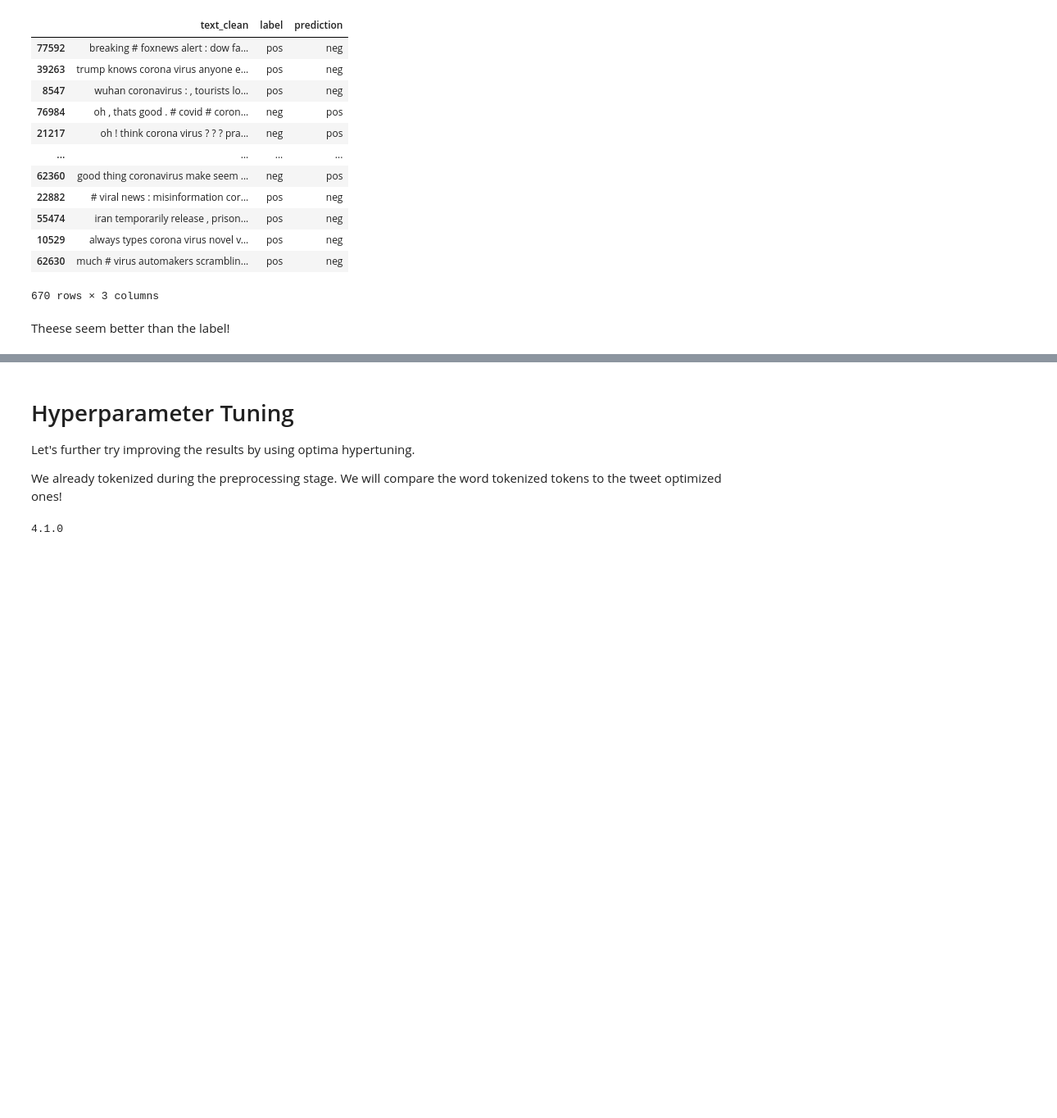
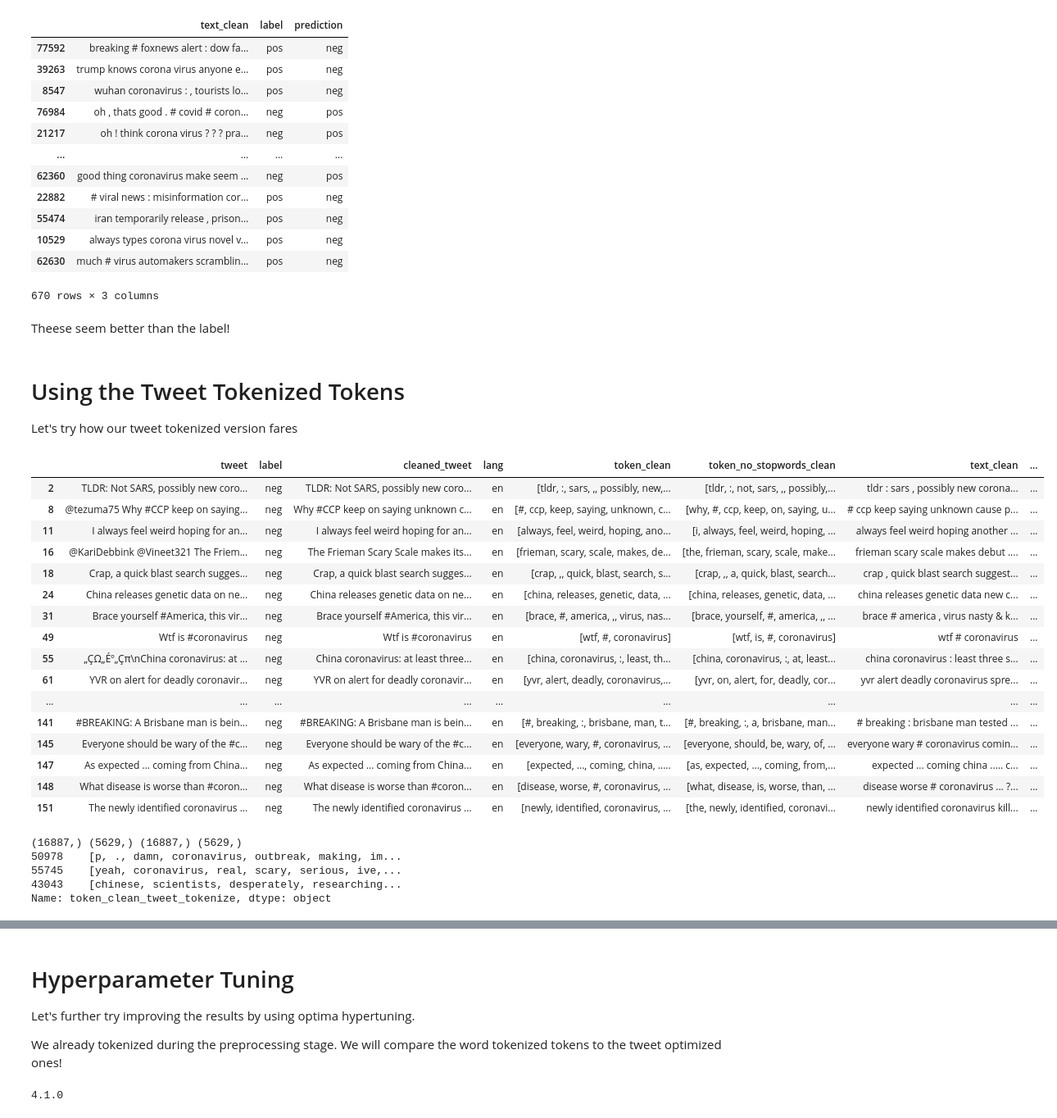
Before and after one commit to miam-bonbon/assignment-adv-nlp, a Jupyter notebook: adv_nlp_assignment_mh_03_baseline_model.ipynb, the cells around one changed output, grey strips where cells are left out. Shown: that part at 82% size. Drawn from its saved outputs; the diff is of its cells as text; code cells hidden in the pictures; blank space fills up the shorter version.

```diff
--- a/adv_nlp_assignment_mh_03_baseline_model.ipynb
+++ b/adv_nlp_assignment_mh_03_baseline_model.ipynb
@@ -218,3 +219,44 @@ data_train[data_train["label"] != data_train["prediction"]][["text_clean", "labe
 670 rows × 3 columns
 # %% [markdown]
 Theese seem better than the label!
+# %% [markdown]
+# Using the Tweet Tokenized Tokens
+
+Let's try how our tweet tokenized version fares
+# %%
+data.head(25)
+# %% [output]
+|  | tweet | label | cleaned_tweet | lang | token_clean | token_no_stopwords_clean | text_clean | ... |
+| 2 | TLDR: Not SARS, possibly new coro... | neg | TLDR: Not SARS, possibly new coro... | en | [tldr, :, sars, ,, possibly, new,... | [tldr, :, not, sars, ,, possibly,... | tldr : sars , possibly new corona... | ... |
+| 8 | @tezuma75 Why #CCP keep on saying... | neg | Why #CCP keep on saying unknown c... | en | [#, ccp, keep, saying, unknown, c... | [why, #, ccp, keep, on, saying, u... | # ccp keep saying unknown cause p... | ... |
+| 11 | I always feel weird hoping for an... | neg | I always feel weird hoping for an... | en | [always, feel, weird, hoping, ano... | [i, always, feel, weird, hoping, ... | always feel weird hoping another ... | ... |
+| 16 | @KariDebbink @Vineet321 The Friem... | neg | The Frieman Scary Scale makes its... | en | [frieman, scary, scale, makes, de... | [the, frieman, scary, scale, make... | frieman scary scale makes debut .... | ... |
+| 18 | Crap, a quick blast search sugges... | neg | Crap, a quick blast search sugges... | en | [crap, ,, quick, blast, search, s... | [crap, ,, a, quick, blast, search... | crap , quick blast search suggest... | ... |
+| 24 | China releases genetic data on ne... | neg | China releases genetic data on ne... | en | [china, releases, genetic, data, ... | [china, releases, genetic, data, ... | china releases genetic data new c... | ... |
+| 31 | Brace yourself #America, this vir... | neg | Brace yourself #America, this vir... | en | [brace, #, america, ,, virus, nas... | [brace, yourself, #, america, ,, ... | brace # america , virus nasty & k... | ... |
+| 49 | Wtf is #coronavirus | neg | Wtf is #coronavirus | en | [wtf, #, coronavirus] | [wtf, is, #, coronavirus] | wtf # coronavirus | ... |
+| 55 | „ÇΩ„Éº„Çπ\nChina coronavirus: at ... | neg | China coronavirus: at least three... | en | [china, coronavirus, :, least, th... | [china, coronavirus, :, at, least... | china coronavirus : least three s... | ... |
+| 61 | YVR on alert for deadly coronavir... | neg | YVR on alert for deadly coronavir... | en | [yvr, alert, deadly, coronavirus,... | [yvr, on, alert, for, deadly, cor... | yvr alert deadly coronavirus spre... | ... |
+| ... | ... | ... | ... | ... | ... | ... | ... | ... |
+| 141 | #BREAKING: A Brisbane man is bein... | neg | #BREAKING: A Brisbane man is bein... | en | [#, breaking, :, brisbane, man, t... | [#, breaking, :, a, brisbane, man... | # breaking : brisbane man tested ... | ... |
+| 145 | Everyone should be wary of the #c... | neg | Everyone should be wary of the #c... | en | [everyone, wary, #, coronavirus, ... | [everyone, should, be, wary, of, ... | everyone wary # coronavirus comin... | ... |
+| 147 | As expected ... coming from China... | neg | As expected ... coming from China... | en | [expected, ..., coming, china, ..... | [as, expected, ..., coming, from,... | expected ... coming china ..... c... | ... |
+| 148 | What disease is worse than #coron... | neg | What disease is worse than #coron... | en | [disease, worse, #, coronavirus, ... | [what, disease, is, worse, than, ... | disease worse # coronavirus ... ?... | ... |
+| 151 | The newly identified coronavirus ... | neg | The newly identified coronavirus ... | en | [newly, identified, coronavirus, ... | [the, newly, identified, coronavi... | newly identified coronavirus kill... | ... |
+# %%
+from sklearn.model_selection import train_test_split
+
+data_train, data_test = train_test_split(data, shuffle=True, random_state=43, stratify=data["label"])
+
+X_train, y_train = data_train["token_clean_tweet_tokenize"], data_train["label"]
+X_test, y_test = data_test["token_clean_tweet_tokenize"], data_test["label"]
+
+# Now you have X_train, X_test, y_train, and y_test for your model training and evaluation
+print(X_train.shape, X_test.shape, y_train.shape, y_test.shape)
+print(X_train.head(3))
+# %% [output]
+(16887,) (5629,) (16887,) (5629,)
+50978    [p, ., damn, coronavirus, outbreak, making, im...
+55745    [yeah, coronavirus, real, scary, serious, ive,...
+43043    [chinese, scientists, desperately, researching...
+Name: token_clean_tweet_tokenize, dtype: object
```
Also changed, not shown: parts of 12 cells of this notebook.
